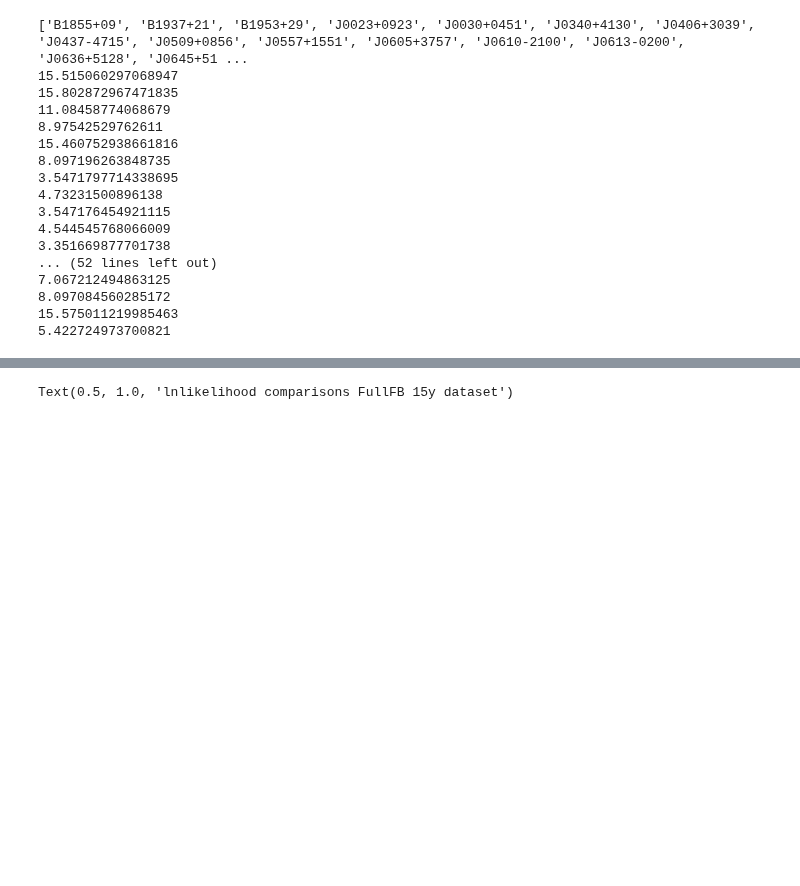
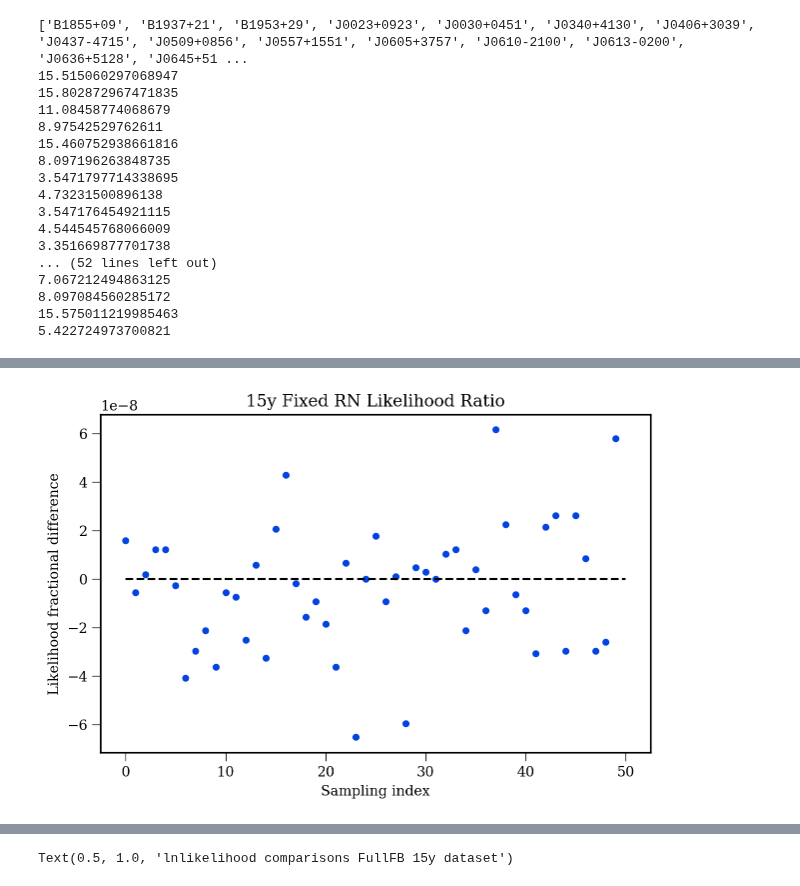
Before and after one commit to JacobATaylor/QuickBurst, a Jupyter notebook: Likelihood_tests_15y.ipynb, the cells around one changed output, grey strips where cells are left out. Drawn from its saved outputs; the diff is of its cells as text; code cells hidden in the pictures; blank space fills up the shorter version.

```diff
--- a/Likelihood_tests_15y.ipynb
+++ b/Likelihood_tests_15y.ipynb
@@ -307,0 +273,11 @@ run  29
+# %%
+plt.plot(np.exp(log_L_Fast_15y - log_L_Ent_15y)-1, ls='', marker='o', color='xkcd:blue')
+plt.hlines(y = 0, xmin = 0, xmax = 50, ls = '--', color = 'black')
+#plt.gca().axhline(0.1, ls='--', color='xkcd:green')
+plt.xlabel("Sampling index")
+plt.ylabel("Likelihood fractional difference")
+plt.title('15y Fixed RN Likelihood Ratio')
+plt.savefig('/home/reyna/BayesHopperBurst/testing plots/15y_like_dif_RN_fixed.pdf', transparent=True)
+plt.show()
+# %% [output]
+[figure, added]
```
Also changed, not shown: parts of 29 cells of this notebook, 2 other files.
